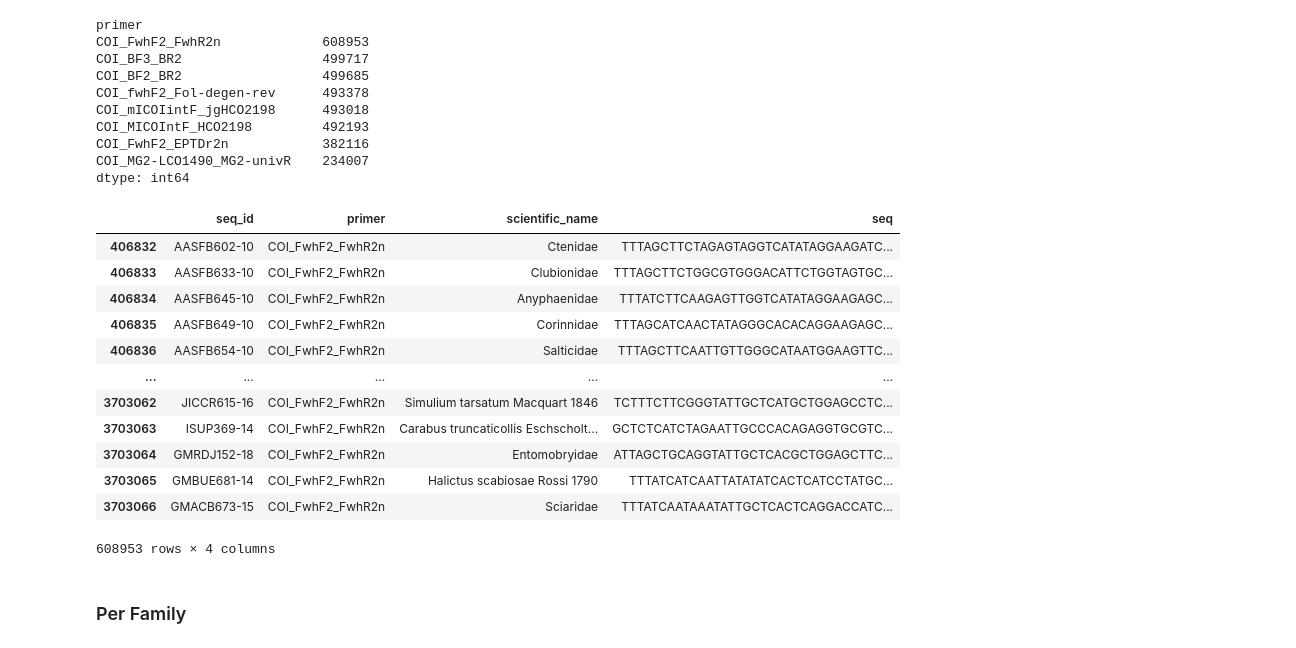
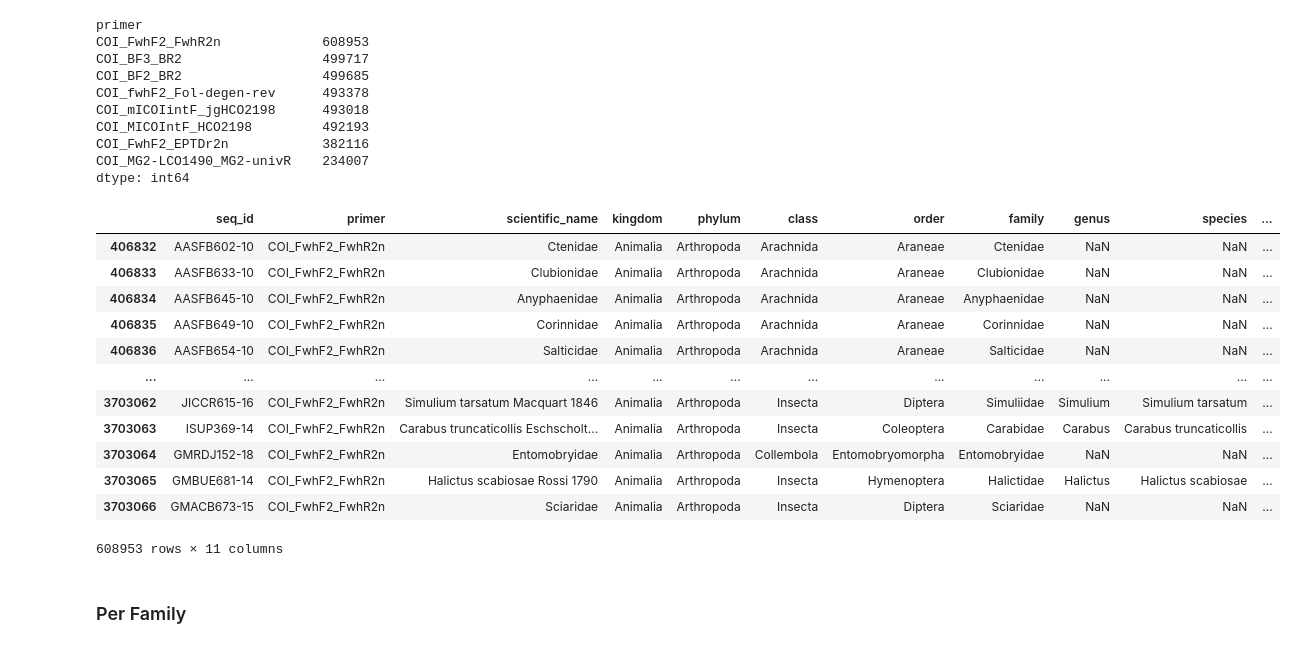
Before and after one commit to CIBIO-BU/mozaiko, a Jupyter notebook: multibarcode-pre-process.ipynb, the cells around one changed output. Cells and saved outputs as stored; diff of their text form; code cells hidden in the pictures.

```diff
--- a/multibarcode-pre-process.ipynb
+++ b/multibarcode-pre-process.ipynb
@@ -41,23 +41,24 @@ COI_MG2-LCO1490_MG2-univR    234007
 dtype: int64
 # %%
 primer_df = full_mb_df[full_mb_df['primer'] == 'COI_FwhF2_FwhR2n']
-primer_df = primer_df[['seq_id', 'primer', 'scientific_name', 'seq']]
 primer_df
+# primer_df = primer_df[['seq_id', 'primer', 'scientific_name', 'seq']]
+# primer_df
 # primer_df.to_csv("fwh.tsv", sep="\t", index=False)
 # %% [output]
-|  | seq_id | primer | scientific_name | seq |
-| 406832 | AASFB602-10 | COI_FwhF2_FwhR2n | Ctenidae | TTTAGCTTCTAGAGTAGGTCATATAGGAAGATC... |
-| 406833 | AASFB633-10 | COI_FwhF2_FwhR2n | Clubionidae | TTTAGCTTCTGGCGTGGGACATTCTGGTAGTGC... |
-| 406834 | AASFB645-10 | COI_FwhF2_FwhR2n | Anyphaenidae | TTTATCTTCAAGAGTTGGTCATATAGGAAGAGC... |
-| 406835 | AASFB649-10 | COI_FwhF2_FwhR2n | Corinnidae | TTTAGCATCAACTATAGGGCACACAGGAAGAGC... |
-| 406836 | AASFB654-10 | COI_FwhF2_FwhR2n | Salticidae | TTTAGCTTCAATTGTTGGGCATAATGGAAGTTC... |
-| ... | ... | ... | ... | ... |
-| 3703062 | JICCR615-16 | COI_FwhF2_FwhR2n | Simulium tarsatum Macquart 1846 | TCTTTCTTCGGGTATTGCTCATGCTGGAGCCTC... |
-| 3703063 | ISUP369-14 | COI_FwhF2_FwhR2n | Carabus truncaticollis Eschscholt... | GCTCTCATCTAGAATTGCCCACAGAGGTGCGTC... |
-| 3703064 | GMRDJ152-18 | COI_FwhF2_FwhR2n | Entomobryidae | ATTAGCTGCAGGTATTGCTCACGCTGGAGCTTC... |
-| 3703065 | GMBUE681-14 | COI_FwhF2_FwhR2n | Halictus scabiosae Rossi 1790 | TTTATCATCAATTATATATCACTCATCCTATGC... |
-| 3703066 | GMACB673-15 | COI_FwhF2_FwhR2n | Sciaridae | TTTATCAATAAATATTGCTCACTCAGGACCATC... |
+|  | seq_id | primer | scientific_name | kingdom | phylum | class | order | family | genus | species | ... |
+| 406832 | AASFB602-10 | COI_FwhF2_FwhR2n | Ctenidae | Animalia | Arthropoda | Arachnida | Araneae | Ctenidae | NaN | NaN | ... |
+| 406833 | AASFB633-10 | COI_FwhF2_FwhR2n | Clubionidae | Animalia | Arthropoda | Arachnida | Araneae | Clubionidae | NaN | NaN | ... |
+| 406834 | AASFB645-10 | COI_FwhF2_FwhR2n | Anyphaenidae | Animalia | Arthropoda | Arachnida | Araneae | Anyphaenidae | NaN | NaN | ... |
+| 406835 | AASFB649-10 | COI_FwhF2_FwhR2n | Corinnidae | Animalia | Arthropoda | Arachnida | Araneae | Corinnidae | NaN | NaN | ... |
+| 406836 | AASFB654-10 | COI_FwhF2_FwhR2n | Salticidae | Animalia | Arthropoda | Arachnida | Araneae | Salticidae | NaN | NaN | ... |
+| ... | ... | ... | ... | ... | ... | ... | ... | ... | ... | ... | ... |
+| 3703062 | JICCR615-16 | COI_FwhF2_FwhR2n | Simulium tarsatum Macquart 1846 | Animalia | Arthropoda | Insecta | Diptera | Simuliidae | Simulium | Simulium tarsatum | ... |
+| 3703063 | ISUP369-14 | COI_FwhF2_FwhR2n | Carabus truncaticollis Eschscholt... | Animalia | Arthropoda | Insecta | Coleoptera | Carabidae | Carabus | Carabus truncaticollis | ... |
+| 3703064 | GMRDJ152-18 | COI_FwhF2_FwhR2n | Entomobryidae | Animalia | Arthropoda | Collembola | Entomobryomorpha | Entomobryidae | NaN | NaN | ... |
+| 3703065 | GMBUE681-14 | COI_FwhF2_FwhR2n | Halictus scabiosae Rossi 1790 | Animalia | Arthropoda | Insecta | Hymenoptera | Halictidae | Halictus | Halictus scabiosae | ... |
+| 3703066 | GMACB673-15 | COI_FwhF2_FwhR2n | Sciaridae | Animalia | Arthropoda | Insecta | Diptera | Sciaridae | NaN | NaN | ... |
-608953 rows × 4 columns
+608953 rows × 11 columns
 # %%
 for primer in unique_primers.keys():
     primer_df = full_mb_df[full_mb_df['primer'] == primer]
```
Also changed, not shown: 7 other files.
